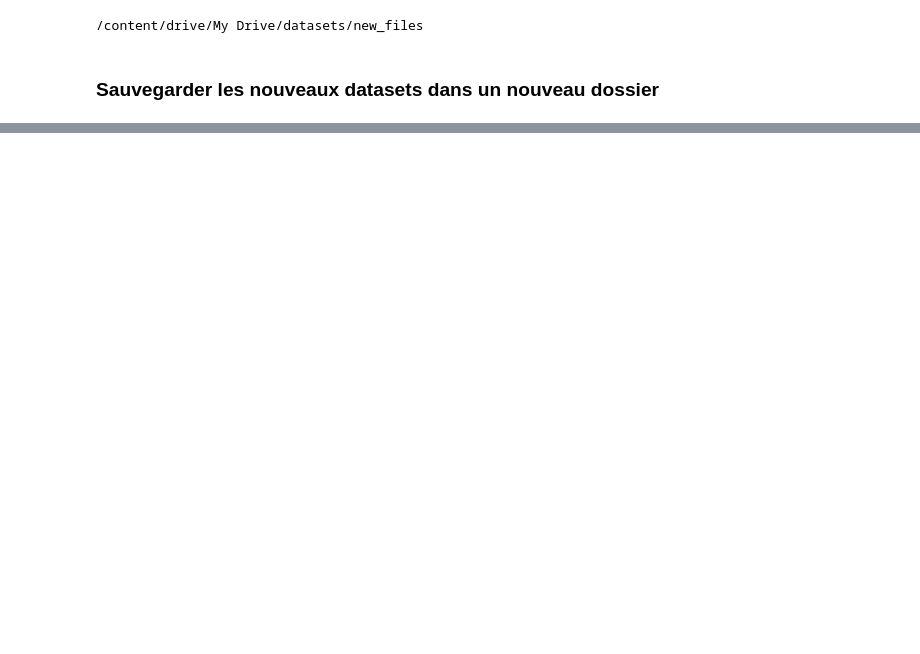
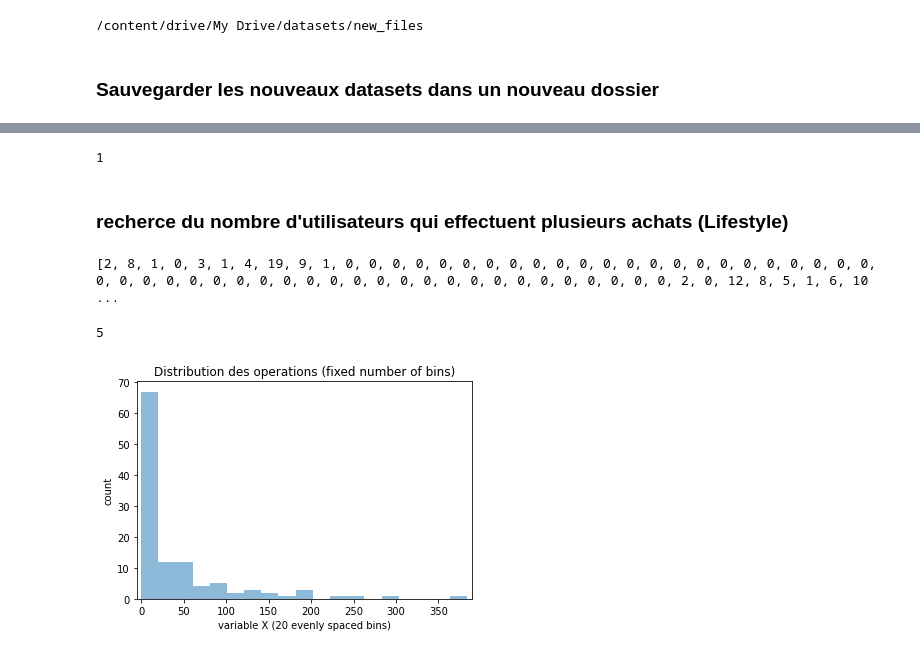
Before and after one commit to pfolaa/dsti-labs, a Jupyter notebook: fraud_detection.ipynb, the cells around one changed output, grey strips where cells are left out. Drawn from its saved outputs; the diff is of its cells as text; code cells hidden in the pictures; blank space fills up the shorter version.

```diff
--- a/fraud_detection.ipynb
+++ b/fraud_detection.ipynb
@@ -1494,2 +1544,11 @@ for elem in tqdm(all_df_with_number):
   phone = elem['Phone_Number'][0]
   elem.to_csv(f'/content/drive/MyDrive/datasets/new_files/{phone}.csv', index=None)
+# %%
+path = os.getcwd()
+csv_files_new = glob.glob(os.path.join(path, "*.csv"))
+all_df_list_new = []
+# loop over the list of csv files
+for f in tqdm(csv_files_new):
+    # read the csv file
+    df_new = pd.read_csv(f)
+    all_df_list_new.append(df_new)
@@ -1495,0 +1566,18 @@ for elem in tqdm(all_df_with_number):
+# %%
+import statistics
+new_data_frame['EndPoint'].fillna('', inplace=True)
+sum_operation = []
+numero_tel = []
+for eleme in all_df_list_new:
+  eleme['EndPoint'].fillna('', inplace=True)
+  sum_operation.append(eleme['EndPoint'].str.contains('/client/').sum())
+
+print(sum_operation)
+minimum = min(sum_operation)
+maximum = max(sum_operation)
+mediane = statistics.median(sum_operation)
+moyenne = statistics.mean(sum_operation)
+ecart_type = statistics.pstdev(sum_operation)
+print(ecart_type)
+thresold = 3*ecart_type # les valeurs au délà de 3* écart type sont considérés comme outliers, on considère cette valeur comme notre seuil
+print(thresold)
@@ -1495,0 +1611,48 @@ for elem in tqdm(all_df_with_number):
+# %%
+new_data_frame['EndPoint'].fillna('', inplace=True)
+list_operateurs_decline = []
+numero_tel = []
+for eleme in all_df_list_new:
+  eleme['EndPoint'].fillna('', inplace=True)
+  if eleme['EndPoint'].str.contains('decline').sum() > 0 :
+    list_operateurs_decline.append(eleme)
+    list_personnes_risque.append(eleme)
+
+print(len(list_operateurs_decline))
+# %% [output]
+1
+# %% [markdown]
+### recherce du nombre d'utilisateurs qui effectuent plusieurs achats (Lifestyle)
+# %%
+import statistics
+new_data_frame['EndPoint'].fillna('', inplace=True)
+lifestyle_operation = []
+for eleme in all_df_list_new:
+  eleme['EndPoint'].fillna('', inplace=True)
+  lifestyle_operation.append(eleme['EndPoint'].str.contains('lifestyle').sum())
+print(lifestyle_operation)
+# %% [output]
+[2, 8, 1, 0, 3, 1, 4, 19, 9, 1, 0, 0, 0, 0, 0, 0, 0, 0, 0, 0, 0, 0, 0, 0, 0, 0, 0, 0, 0, 0, 0, 0, 0, 0, 0, 0, 0, 0, 0, 0, 0, 0, 0, 0, 0, 0, 0, 0, 0, 0, 0, 0, 0, 0, 0, 0, 0, 0, 2, 0, 12, 8, 5, 1, 6, 10 ...
+# %%
+len(list_personnes_risque)
+# %% [output]
+5
+# %%
+import numpy as np
+import math
+from matplotlib import pyplot as plt
+
+bins = np.linspace(math.ceil(min(sum_operation)),
+                   math.floor(max(sum_operation)),
+                   20) # fixed number of bins
+
+plt.xlim([min(sum_operation)-5, max(sum_operation)+5])
+
+plt.hist(sum_operation, bins=bins, alpha=0.5)
+plt.title('Distribution des operations (fixed number of bins)')
+plt.xlabel('variable X (20 evenly spaced bins)')
+plt.ylabel('count')
+
+plt.show()
+# %% [output]
+[figure, added]
```
Also changed, not shown: parts of 24 cells of this notebook.
